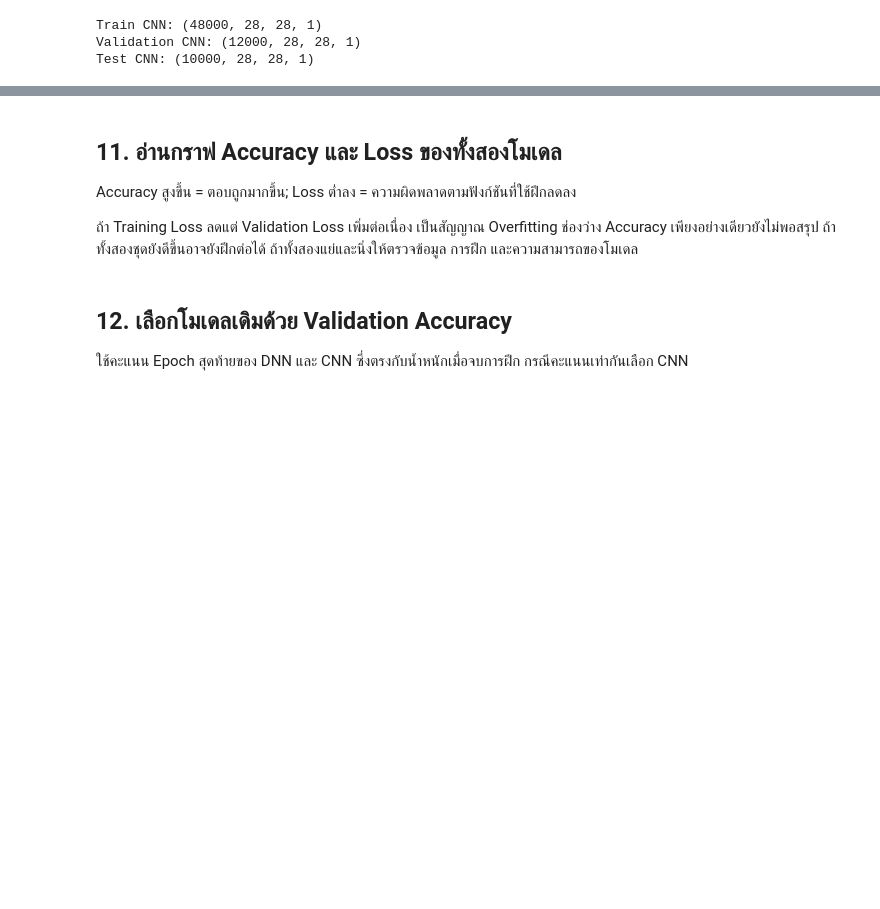
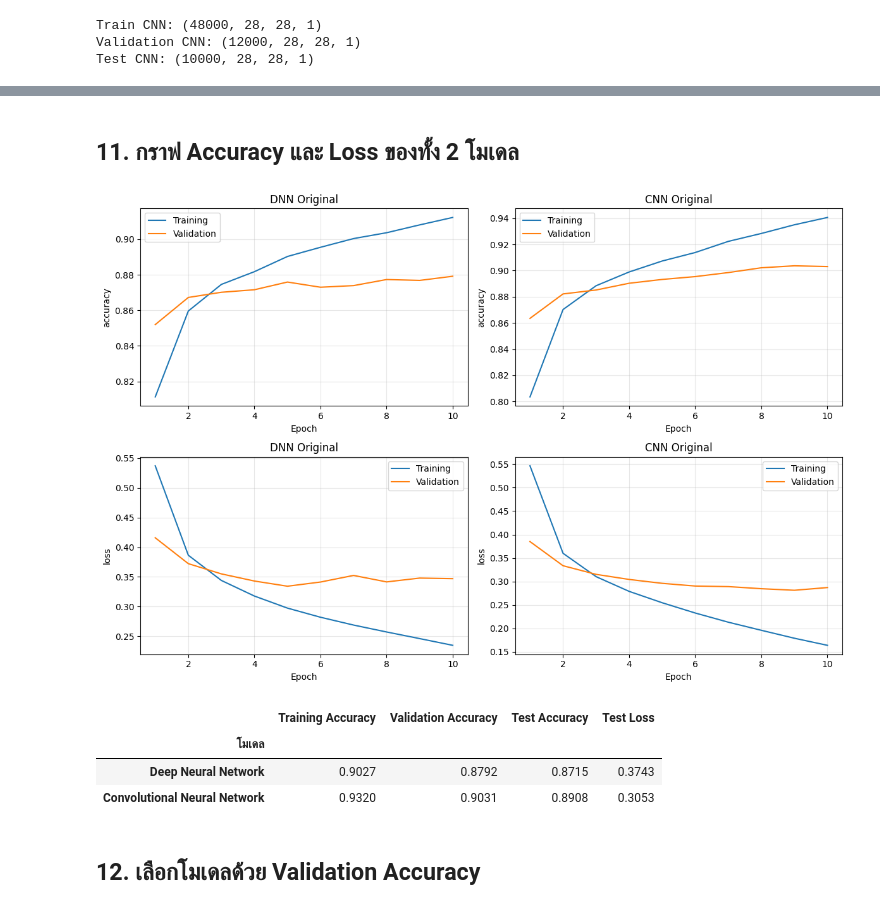
Before and after one commit to patcharaponkaewnil90-hash/deep-learning, a Jupyter notebook: ProExam01.ipynb, the cells around one changed output, grey strips where cells are left out. Saved outputs shown, nothing was run; the diff lists cells and outputs as text; code cells hidden in the pictures; blank space fills up the shorter version.

```diff
--- a/ProExam01.ipynb
+++ b/ProExam01.ipynb
@@ -286,27 +283,53 @@ Epoch 10/10
-# %% [markdown]
-## 11. อ่านกราฟ Accuracy และ Loss ของทั้งสองโมเดล
-Accuracy สูงขึ้น = ตอบถูกมากขึ้น; Loss ต่ำลง = ความผิดพลาดตามฟังก์ชันที่ใช้ฝึกลดลง
-
-ถ้า Training Loss ลดแต่ Validation Loss เพิ่มต่อเนื่อง เป็นสัญญาณ Overfitting ช่องว่าง Accuracy เพียงอย่างเดียวยังไม่พอสรุป ถ้าทั้งสองชุดยังดีขึ้นอาจยังฝึกต่อได้ ถ้าทั้งสองแย่และนิ่งให้ตรวจข้อมูล การฝึก และความสามารถของโมเดล
+# %% [markdown]
+## 11. กราฟ Accuracy และ Loss ของทั้ง 2 โมเดล
 # %%
 fig, axes = plt.subplots(2, 2, figsize=(12, 8))
 for col, (name, history) in enumerate([
     ("DNN Original", history_dnn_original),
     ("CNN Original", history_cnn_original)
 ]):
     epochs = range(1, len(history.history["accuracy"]) + 1)
     for row, metric in enumerate(["accuracy", "loss"]):
         ax = axes[row, col]
         ax.plot(epochs, history.history[metric], label="Training")
         ax.plot(epochs, history.history["val_" + metric], label="Validation")
         ax.set(title=name, xlabel="Epoch", ylabel=metric)
         ax.legend()
         ax.grid(alpha=0.3)
 plt.tight_layout()
 plt.show()
+
+# ประเมินผลโมเดล DNN
+train_loss_dnn, train_acc_dnn = dnn_original.evaluate(x_train, y_train, verbose=0)
+val_loss_dnn, val_acc_dnn = dnn_original.evaluate(x_val, y_val, verbose=0)
+test_loss_dnn, test_acc_dnn = dnn_original.evaluate(x_test, y_test, verbose=0)
+
+# ประเมินผลโมเดล CNN
+train_loss_cnn, train_acc_cnn = cnn_original.evaluate(x_train_cnn, y_train, verbose=0)
+val_loss_cnn, val_acc_cnn = cnn_original.evaluate(x_val_cnn, y_val, verbose=0)
+test_loss_cnn, test_acc_cnn = cnn_original.evaluate(x_test_cnn, y_test, verbose=0)
+
+# สร้าง DataFrame สรุปผล
+summary_table = pd.DataFrame({
+    "Training Accuracy": [train_acc_dnn, train_acc_cnn],
+    "Validation Accuracy": [val_acc_dnn, val_acc_cnn],
+    "Test Accuracy": [test_acc_dnn, test_acc_cnn],
+    "Test Loss": [test_loss_dnn, test_loss_cnn]
+}, index=["Deep Neural Network", "Convolutional Neural Network"])
+
+# ตั้งชื่อหัวข้อของ Index ให้เป็น "โมเดล"
+summary_table.index.name = "โมเดล"
+
+# แสดงผลตาราง (ปัดเศษทศนิยม 4 ตำแหน่ง)
+display(summary_table.round(4))
+# %% [output]
+[figure, added]
+|  | Training Accuracy | Validation Accuracy | Test Accuracy | Test Loss |
+| โมเดล |  |  |  |  |
+| Deep Neural Network | 0.9027 | 0.8792 | 0.8715 | 0.3743 |
+| Convolutional Neural Network | 0.9320 | 0.9031 | 0.8908 | 0.3053 |
-# %% [markdown]
-## 12. เลือกโมเดลเดิมด้วย Validation Accuracy
-ใช้คะแนน Epoch สุดท้ายของ DNN และ CNN ซึ่งตรงกับน้ำหนักเมื่อจบการฝึก กรณีคะแนนเท่ากันเลือก CNN
+# %% [markdown]
+## 12. เลือกโมเดลด้วย Validation Accuracy
 # %%
 dnn_val_acc = history_dnn_original.history["val_accuracy"][-1]
 cnn_val_acc = history_cnn_original.history["val_accuracy"][-1]
```
Also changed, not shown: parts of 41 cells of this notebook.
